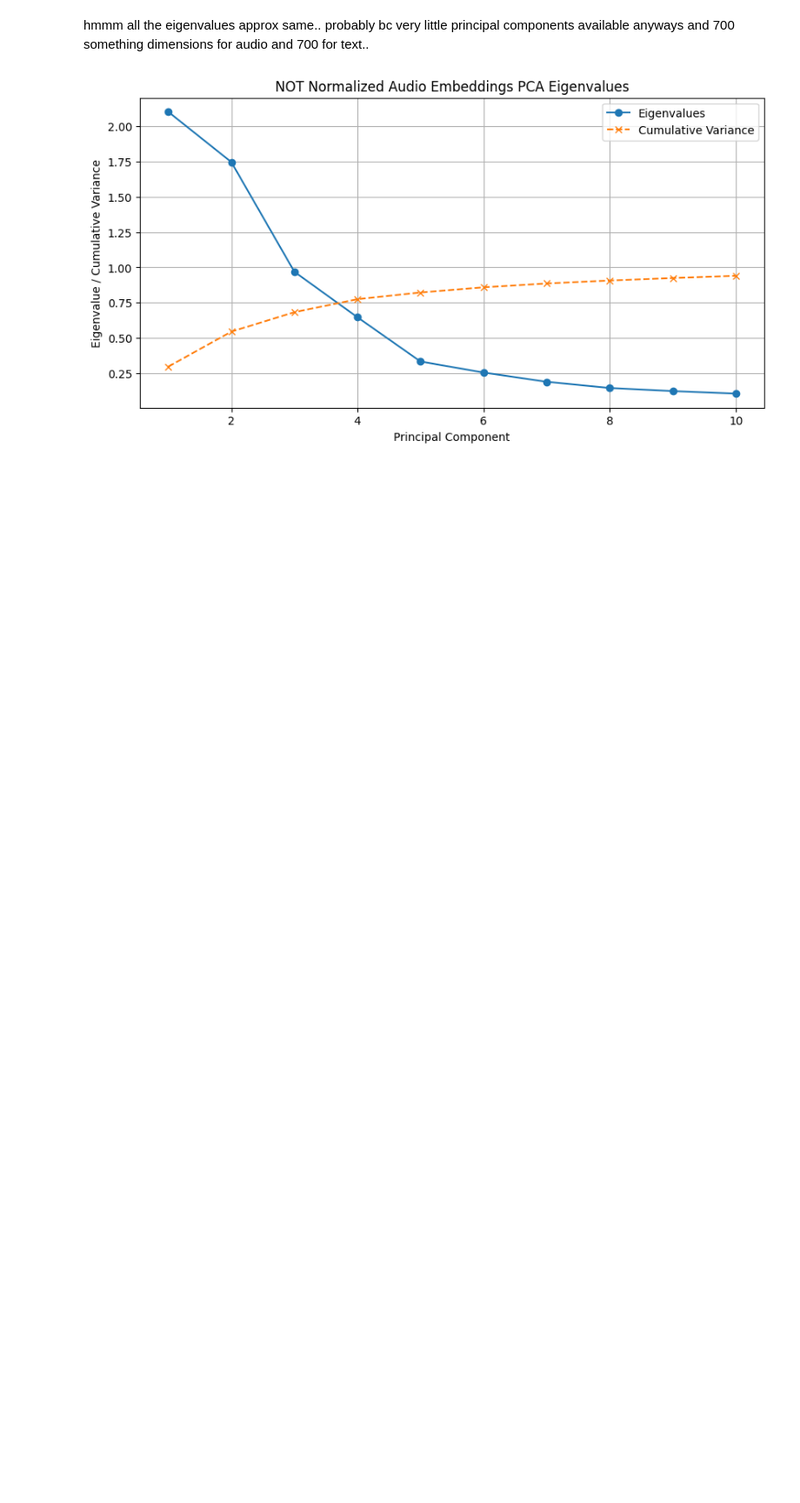
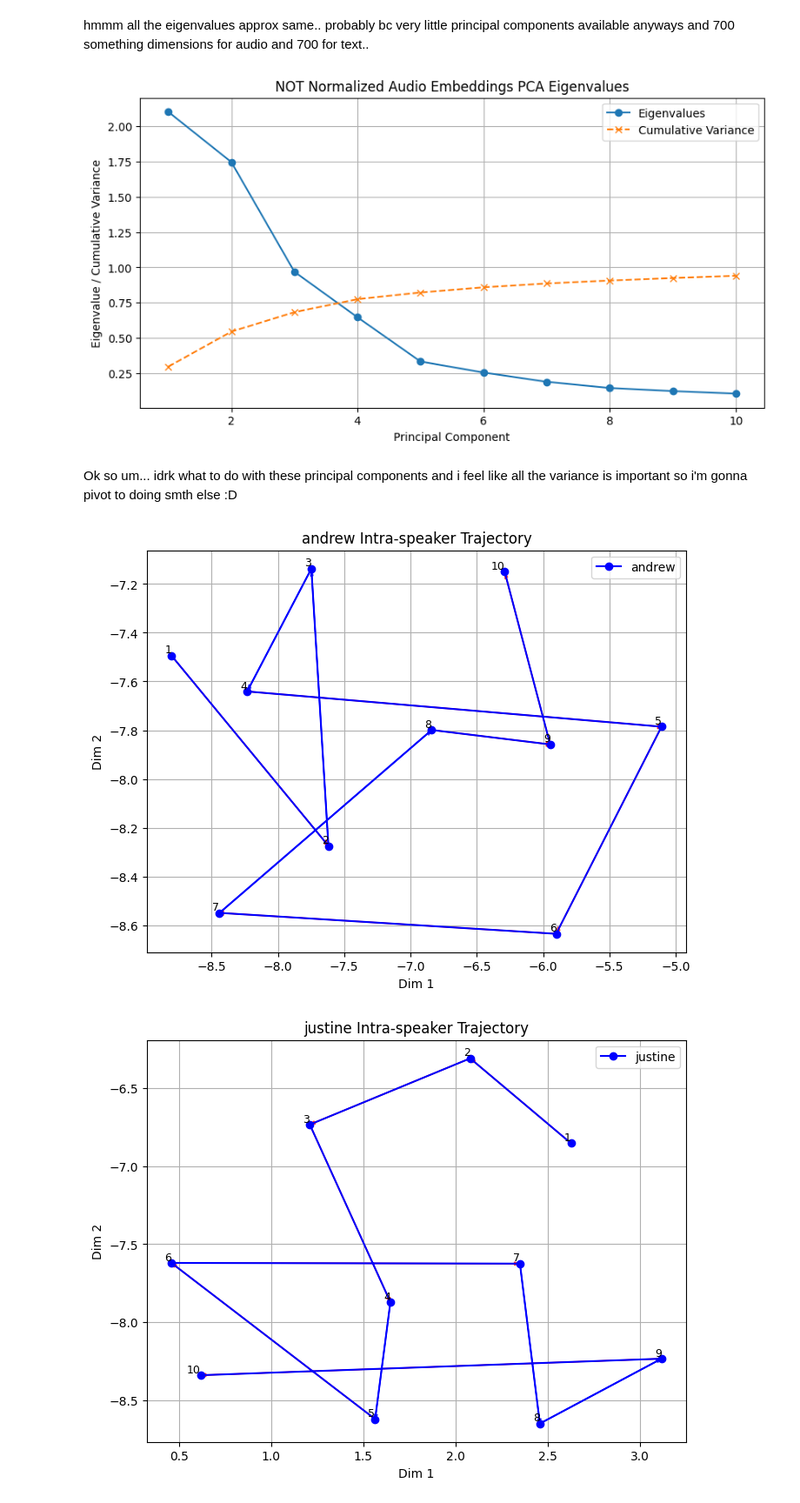
Before and after one commit to mwsong/tone-analysis, a Jupyter notebook: testing (proof-of-concept).ipynb, the cells around one changed output. Shown at 87% size. Cells and saved outputs as stored; diff of their text form; code cells hidden in the pictures; blank space fills up the shorter version.

```diff
--- a/testing (proof-of-concept).ipynb
+++ b/testing (proof-of-concept).ipynb
@@ -336,3 +347,76 @@ hmmm all the eigenvalues approx same.. probably bc very little principal compone
 eigs_audio2, audio_exp2, pca_audio2 = plot_eigenvalues(embeddings_dict, n_components=10, title="NOT Normalized Audio Embeddings PCA Eigenvalues")
 # %% [output]
 [figure]
+# %% [markdown]
+Ok so um... idrk what to do with these principal components and i feel like all the variance is important so i'm gonna pivot to doing smth else :D
+# %%
+#Layer 1: intra speaker self change
+from torch.nn.functional import cosine_similarity
+import umap
+
+def get_layer_embeddings(audio_model, input_values, layer=0):
+    with torch.no_grad():
+        outputs = audio_model(input_values, output_hidden_states=True)
+        layer_emb = outputs.hidden_states[layer]  # [1, seq_len, hidden_dim]
+        layer_emb = layer_emb.mean(dim=1).squeeze()  # mean over time
+    return layer_emb
+
+def compute_self_deltas(embeddings_list):
+    deltas = []
+    for i in range(1, len(embeddings_list)):
+        cos_sim = cosine_similarity(embeddings_list[i-1], embeddings_list[i], dim=0).item()
+        deltas.append(cos_sim)
+    return deltas
+
+def reduce_embeddings_2d(embeddings_list):
+    X = torch.stack(embeddings_list).numpy()
+    X_2d = umap.UMAP(n_components=2).fit_transform(X)
+    return X_2d
+
+def plot_trajectory(X_2d, deltas=None, speaker_name="Speaker", title=None):
+    plt.figure(figsize=(8,6))
+    plt.plot(
+        X_2d[:, 0],
+        X_2d[:, 1],
+        marker='o',
+        color='blue',
+        label=speaker_name
+    )
+    for i, (x, y) in enumerate(X_2d):
+        plt.text(
+            x,
+            y,
+            str(i + 1),
+            fontsize=9,
+            ha='right',
+            va='bottom'
+        )
+
+    for i in range(1, len(X_2d)):
+        color = 'red' if deltas is not None and deltas[i-1] < 0.95 else 'blue'
+        plt.arrow(
+            X_2d[i-1, 0], X_2d[i-1, 1],
+            X_2d[i, 0] - X_2d[i-1, 0],
+            X_2d[i, 1] - X_2d[i-1, 1],
+            head_width=0.02,
+            length_includes_head=True,
+            color=color,
+            alpha=0.7
+        )
+
+    plt.xlabel("Dim 1")
+    plt.ylabel("Dim 2")
+    plt.title(title or f"{speaker_name} Intra-speaker Trajectory")
+    plt.legend()
+    plt.grid(True)
+    plt.show()
+
+speakers = ["andrew", "justine"]
+for speaker in speakers:
+    embeddings_ind = embeddings_dict[speaker]
+    deltas = compute_self_deltas(embeddings_ind)
+    X_2d = reduce_embeddings_2d(embeddings_ind)
+    plot_trajectory(X_2d, deltas=deltas, speaker_name=speaker)
+# %% [output]
+[figure, added]
+[figure, added]
```
Also changed, not shown: parts of 4 cells of this notebook, 1 other file.
